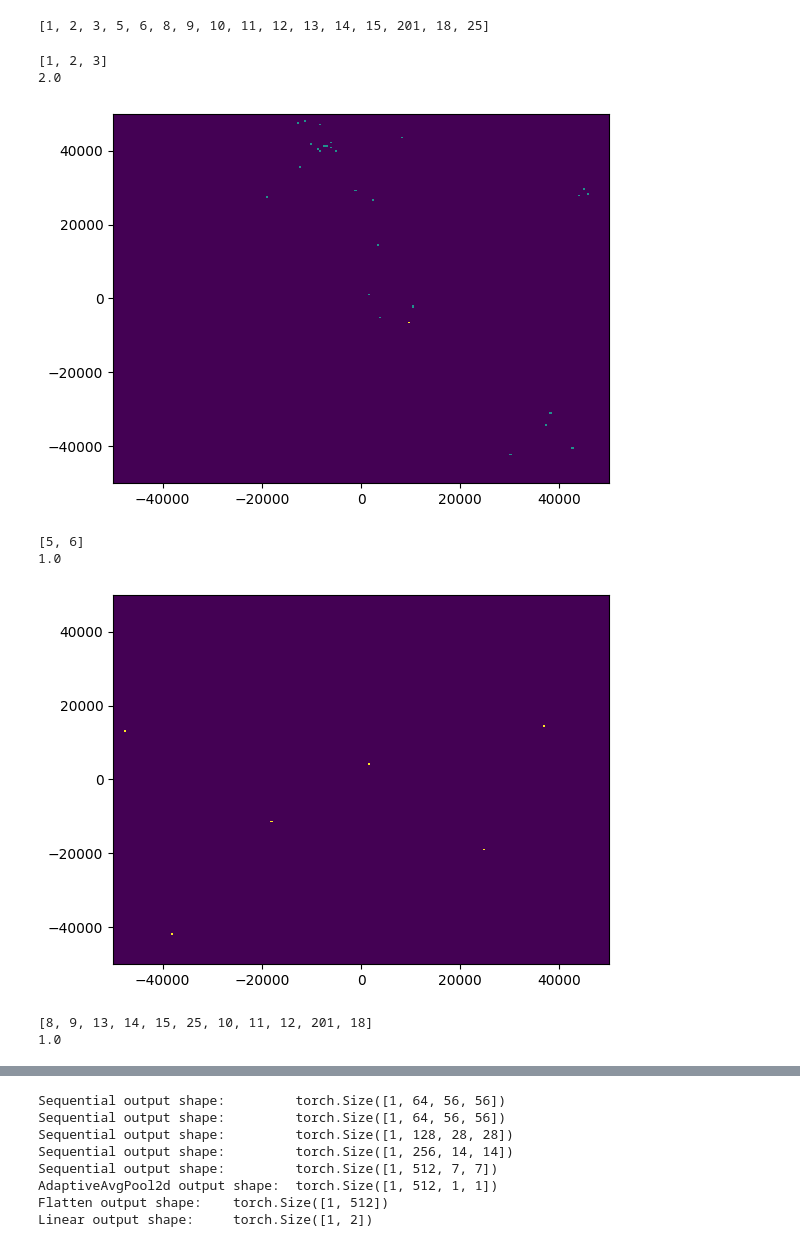
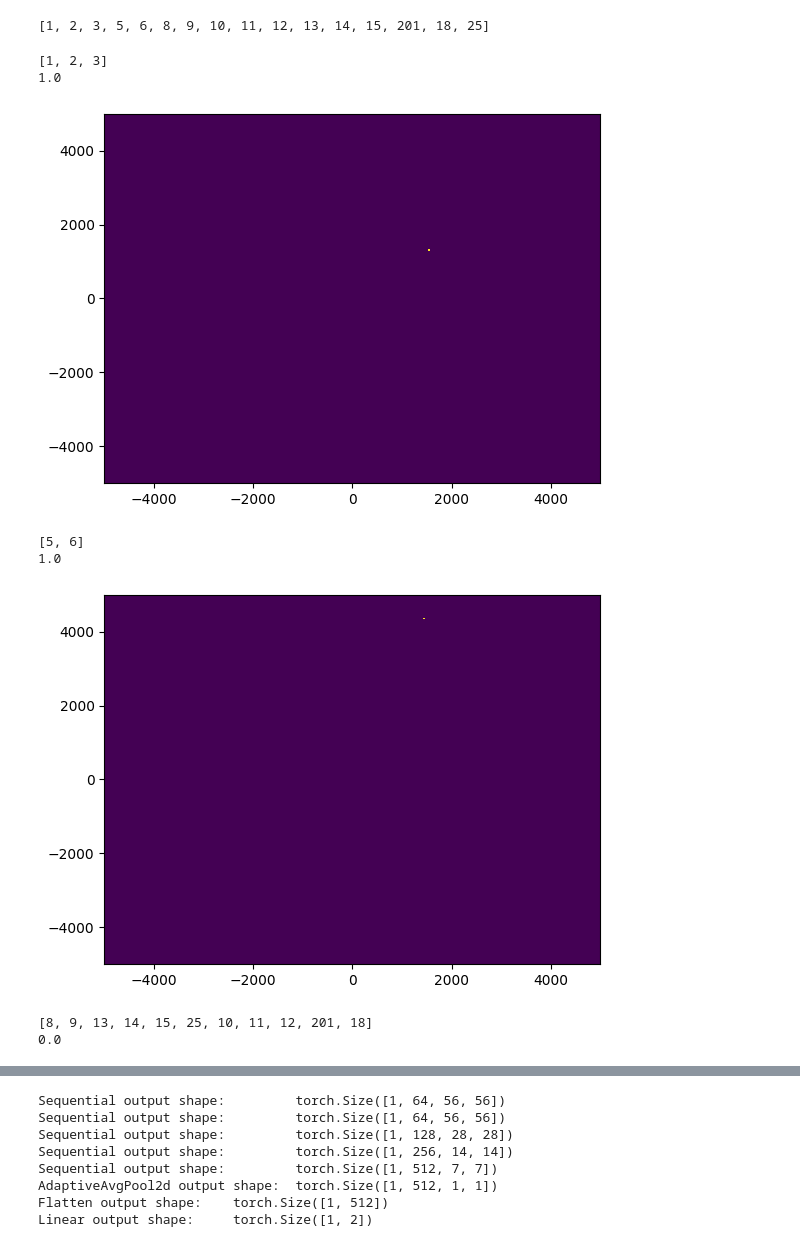
Before and after one commit to hukongyi/Gamma_Energy, a Jupyter notebook: corsika_data/resnet_Pgamma.ipynb, the cells around one changed output, grey strips where cells are left out. Saved outputs shown, nothing was run; the diff lists cells and outputs as text; code cells hidden in the pictures.

```diff
--- a/corsika_data/resnet_Pgamma.ipynb
+++ b/corsika_data/resnet_Pgamma.ipynb
@@ -27,10 +27,15 @@ gamma_secs = gamma_tree['secParticles/secParticles.fLia[8]'].array()
 P_secs = P_tree['secParticles/secParticles.fLia[8]'].array()
 # %%
 secs = list()
+nparticle = list()
 for i in range(len(gamma_secs)):
     secs.append(gamma_secs[i])
+    nparticle.append(len(gamma_secs[i]))
 for i in range(len(gamma_secs)):
     secs.append(P_secs[i])
+    nparticle.append(len(P_secs[i]))
+secs = np.array(secs)
+nparticle = np.array(nparticle)
 # %%
 sectype = list()
 for i in range(100000):
@@ -47,22 +52,22 @@ secstype = [[1, 2, 3], [5, 6], [8, 9, 13, 14, 15, 25, 10, 11, 12, 201, 18]]
 # %%
 sec = np.array(P_secs[0])
 sec=sec[:,:-1]
-xbins = np.linspace(-500*100,500*100,225)
-ybins = np.linspace(-500*100,500*100,225)
+xbins = np.linspace(-50*100,50*100,225)
+ybins = np.linspace(-50*100,50*100,225)
 for i in secstype:
     print(i)
     H,_,_ = np.histogram2d(sec[:,4][np.isin((sec[:,0]/1000).astype(int),i)],sec[:,5][np.isin((sec[:,0]/1000).astype(int),i)],bins=(xbins,ybins))
     H=H.T
     print(np.max(H))
     X,Y = np.meshgrid(xbins,ybins)
     plt.pcolormesh(X, Y, H)
     plt.show()
 # %% [output]
 [1, 2, 3]
-2.0
+1.0
-[figure, old version]
+[figure, new version]
 [5, 6]
 1.0
-[figure, old version]
+[figure, new version]
 [8, 9, 13, 14, 15, 25, 10, 11, 12, 201, 18]
-1.0
+0.0
```
Also changed, not shown: parts of 12 cells of this notebook, 8 other files.
